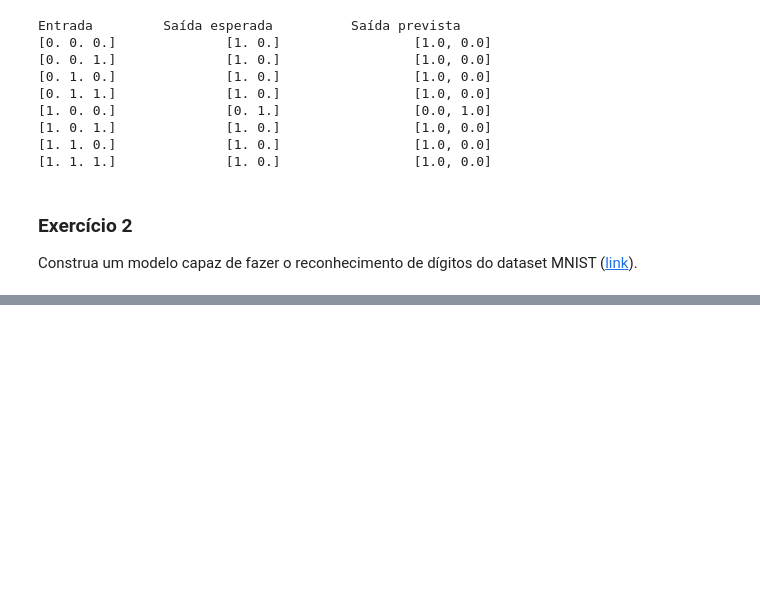
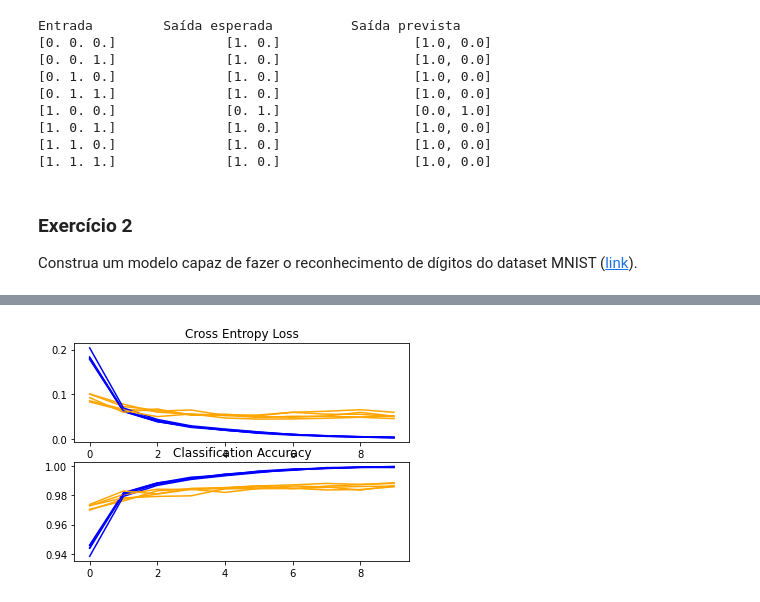
Before and after one commit to gabcastro/Unisinos-IA-Exercicios, a Jupyter notebook: aula-11/Aula_11.ipynb, the cells around one changed output, grey strips where cells are left out. Saved outputs shown, nothing was run; the diff lists cells and outputs as text; code cells hidden in the pictures; blank space fills up the shorter version.

```diff
--- a/aula-11/Aula_11.ipynb
+++ b/aula-11/Aula_11.ipynb
@@ -464,0 +515,11 @@ Construa um modelo capaz de fazer o reconhecimento de dígitos do dataset MNIST
+# %%
+# one hot encode target values
+train_targets = to_categorical(train_targets)
+test_targets = to_categorical(test_targets)
+# %%
+# convert from integers to floats
+train_data = train_data.astype('float32')
+test_data = test_data.astype('float32')
+# normalize to range 0-1
+train_data = train_data / 255.0
+test_data = test_data / 255.0
@@ -464,0 +565,15 @@ Construa um modelo capaz de fazer o reconhecimento de dígitos do dataset MNIST
+# %%
+for i in range(len(histories)):
+	# plot loss
+	plt.subplot(2, 1, 1)
+	plt.title('Cross Entropy Loss')
+	plt.plot(histories[i].history['loss'], color='blue', label='train')
+	plt.plot(histories[i].history['val_loss'], color='orange', label='test')
+	# plot accuracy
+	plt.subplot(2, 1, 2)
+	plt.title('Classification Accuracy')
+	plt.plot(histories[i].history['accuracy'], color='blue', label='train')
+	plt.plot(histories[i].history['val_accuracy'], color='orange', label='test')
+plt.show()
+# %% [output]
+[figure, added]
```
Also changed, not shown: parts of 11 cells of this notebook.
